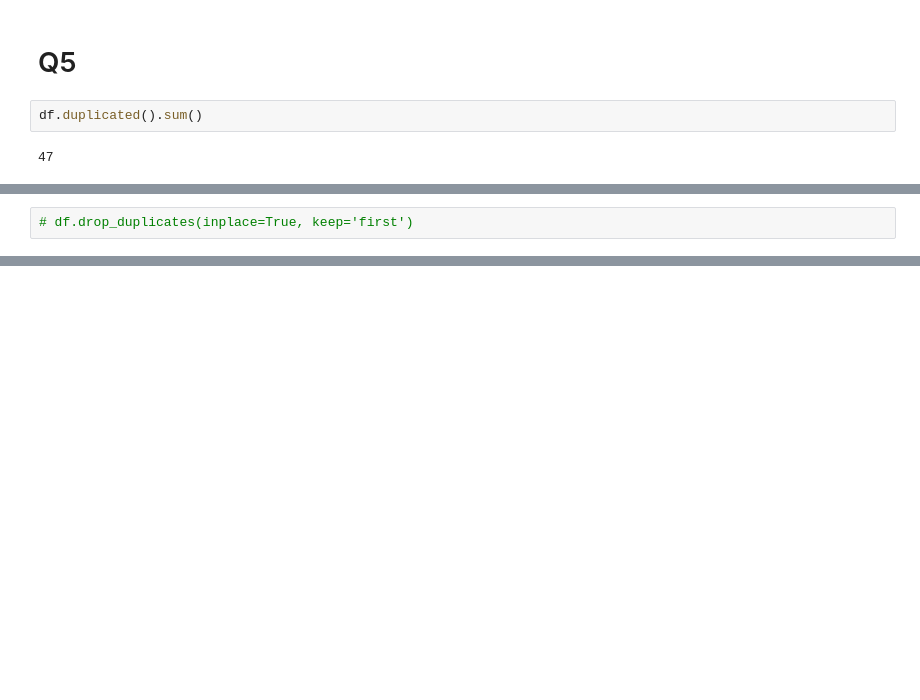
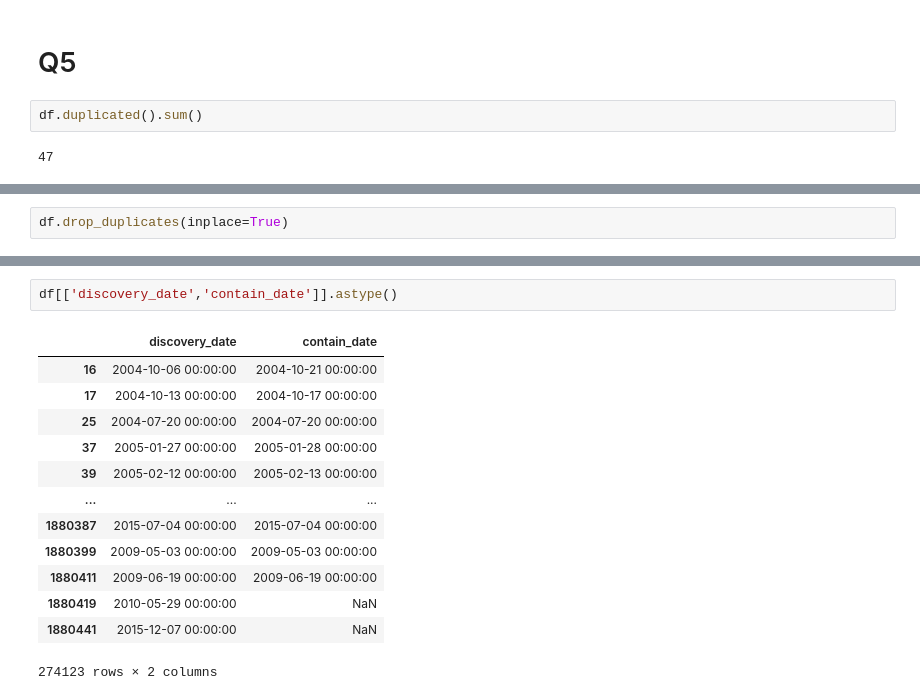
Before and after one commit to Raaj-4320/Data-science-and-machine-learning, a Jupyter notebook: Welcome_to_Colaboratory.ipynb, the cells around one changed output, grey strips where cells are left out. Drawn from its saved outputs; the diff is of its cells as text; blank space fills up the shorter version.

```diff
--- a/Welcome_to_Colaboratory.ipynb
+++ b/Welcome_to_Colaboratory.ipynb
@@ -106,2 +104,2 @@ df[df.columns[0]].count()
 # %%
-# df.drop_duplicates(inplace=True, keep='first')
+df.drop_duplicates(inplace=True)
@@ -107,0 +126,16 @@ df[df.columns[0]].count()
+# %%
+df[['discovery_date','contain_date']].astype()
+# %% [output]
+|  | discovery_date | contain_date |
+| 16 | 2004-10-06 00:00:00 | 2004-10-21 00:00:00 |
+| 17 | 2004-10-13 00:00:00 | 2004-10-17 00:00:00 |
+| 25 | 2004-07-20 00:00:00 | 2004-07-20 00:00:00 |
+| 37 | 2005-01-27 00:00:00 | 2005-01-28 00:00:00 |
+| 39 | 2005-02-12 00:00:00 | 2005-02-13 00:00:00 |
+| ... | ... | ... |
+| 1880387 | 2015-07-04 00:00:00 | 2015-07-04 00:00:00 |
+| 1880399 | 2009-05-03 00:00:00 | 2009-05-03 00:00:00 |
+| 1880411 | 2009-06-19 00:00:00 | 2009-06-19 00:00:00 |
+| 1880419 | 2010-05-29 00:00:00 | NaN |
+| 1880441 | 2015-12-07 00:00:00 | NaN |
+274123 rows × 2 columns
```
Also changed, not shown: parts of 6 cells of this notebook.
